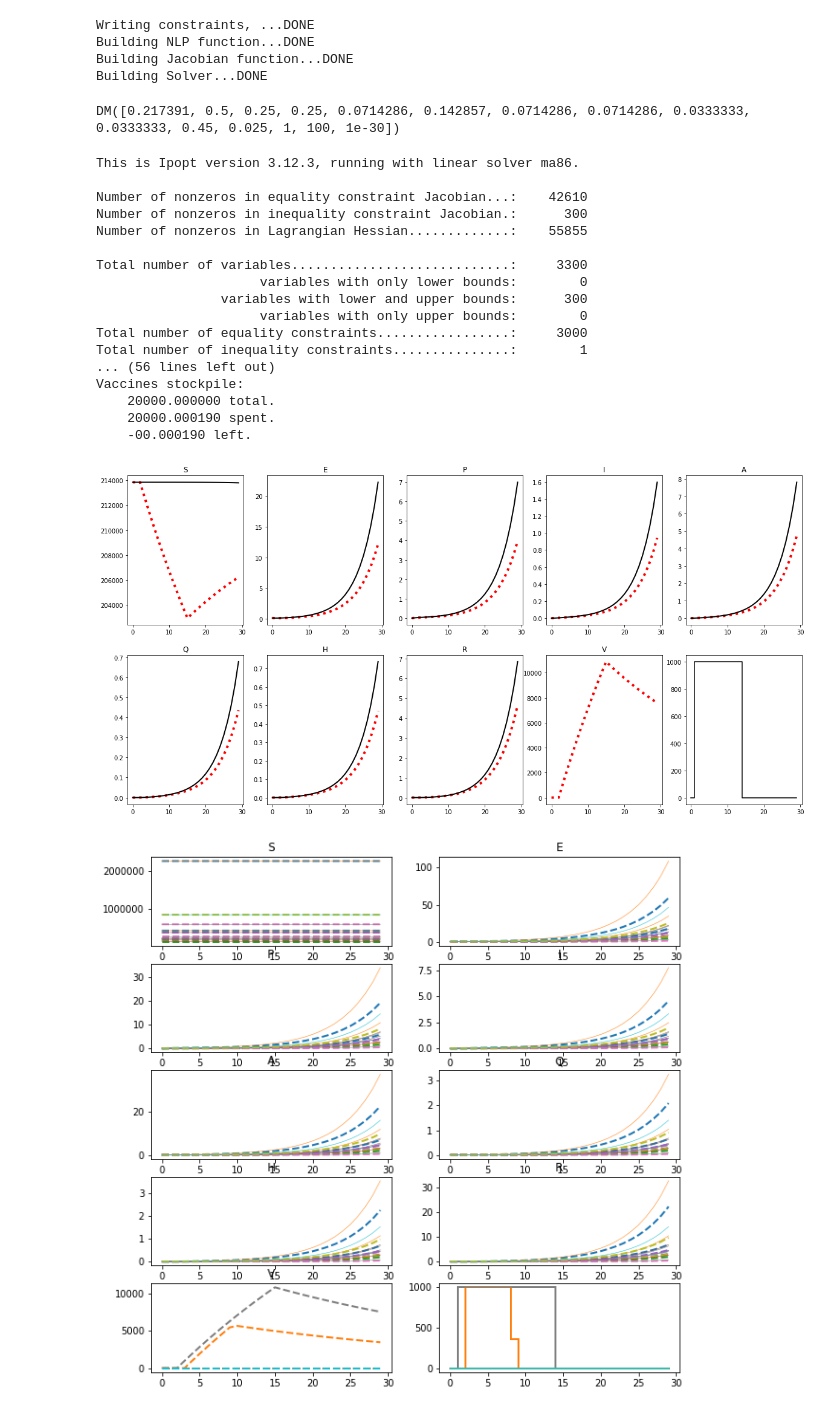
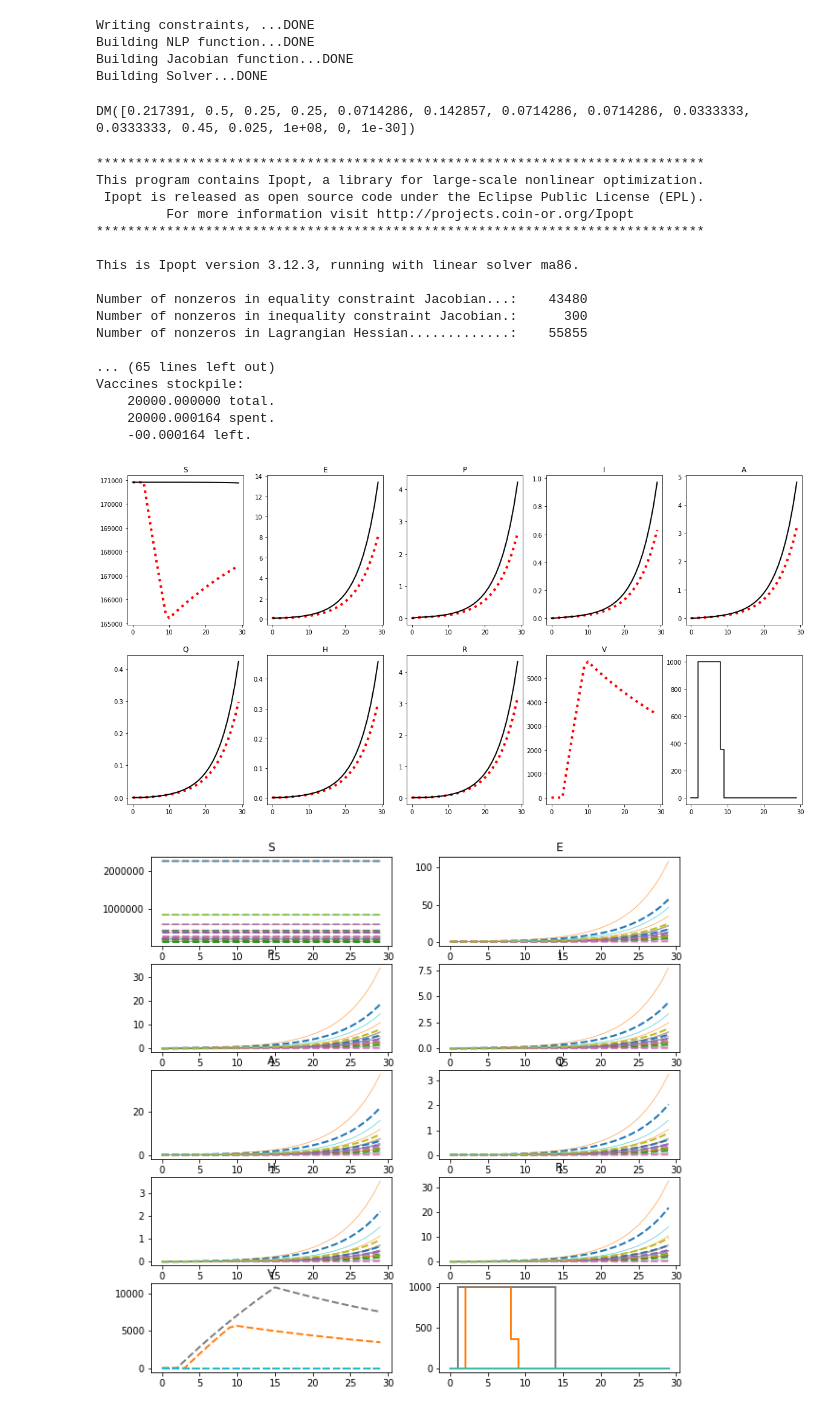
Before and after one commit to jcblemai/COVID-19_italy-vaccination-oc, a Jupyter notebook: ocp_trial-vector2-crtl-out.ipynb, the cells around one changed output. Saved outputs shown, nothing was run; the diff lists cells and outputs as text; code cells hidden in the pictures.

```diff
--- a/ocp_trial-vector2-crtl-out.ipynb
+++ b/ocp_trial-vector2-crtl-out.ipynb
@@ -21,13 +21,13 @@ eng = matlab.engine.start_matlab()
 eng.cd('geography-paper-master/', nargout=0)
 eng.run('single_build.m', nargout=0)
 
-model_size =10
+model_size = 10
 
 s = ItalySetup(model_size)
 
 N = 163           # Number of control time interval
 T = 163           #52 * 7       # N * 7
-n_int_steps = 1
+n_int_steps = 10
 
 model_days = pd.date_range(s.start_date, s.end_date, freq='1D')
 freq = '1D'  # 'W-MON'
@@ -264,9 +264,9 @@ for k in range(N):
                              ca.veccat(*Vars['x', :, k, 'P']), ca.veccat(*Vars['x', :, k, 'R']), \
                              ca.veccat(*Vars['x', :, k, 'A']), ca.veccat(*Vars['x', :, k, 'I'])
 
-    if k == 0:
-        print(f'pruning {C[C<0.0001].size} non-diagonal mobility elements of {C.size-M}.')
-    C[C<0.0001] = 0 # Prune elements
+    if k == 0 or k == N-1:
+        print(f'pruning {C[C<mob_prun].size} non-diagonal mobility elements of {C.size-M}.')
+    C[C<mob_prun] = 0 # Prune elements
 
     mob_ik=C@((C.T@(betaP0*betaR*(Pk+epsilonA*Ak))+epsilonI*betaP0*betaR*Ik)/ \
              (C.T@(Sk+Ek+Pk+Rk+Ak)+Ik))
@@ -305,7 +310,7 @@ lbg = g(0)
 ubg = g(0)
 
 
-ubg['vaccines'] = 20000.# * M
+ubg['vaccines'] = 2000. * M
 lbg['vaccines'] = -np.inf
 
 optimize = 1
@@ -408,7 +413,7 @@ arg['p']['p'] = pnum
 # %%
 arg['p']['p']
 # %% [output]
-DM([0.217391, 0.5, 0.25, 0.25, 0.0714286, 0.142857, 0.0714286, 0.0714286, 0.0333333, 0.0333333, 0.45, 0.025, 1, 100, 1e-30])
+DM([0.217391, 0.5, 0.25, 0.25, 0.0714286, 0.142857, 0.0714286, 0.0714286, 0.0333333, 0.0333333, 0.45, 0.025, 1e+08, 0, 1e-30])
 # %%
 sol = solver(**arg)
 opt = Vars(sol['x'])
@@ -423,42 +428,42 @@ Vaccines stockpile:
     {float(g(gnum)['vaccines']):010f} spent.
     {float((arg['ubg']['vaccines']  - g(gnum)['vaccines'])):010f} left.""")
 # %% [output]
+******************************************************************************
+This program contains Ipopt, a library for large-scale nonlinear optimization.
+ Ipopt is released as open source code under the Eclipse Public License (EPL).
+         For more information visit http://projects.coin-or.org/Ipopt
+******************************************************************************
+
 This is Ipopt version 3.12.3, running with linear solver ma86.
 
-Number of nonzeros in equality constraint Jacobian...:    42610
+Number of nonzeros in equality constraint Jacobian...:    43480
 Number of nonzeros in inequality constraint Jacobian.:      300
 Number of nonzeros in Lagrangian Hessian.............:    55855
 
-Total number of variables............................:     3300
-                     variables with only lower bounds:        0
-                variables with lower and upper bounds:      300
-                     variables with only upper bounds:        0
-Total number of equality constraints.................:     3000
-Total number of inequality constraints...............:        1
-... (56 lines left out)
+... (65 lines left out)
 Vaccines stockpile:
     20000.000000 total.
-    20000.000190 spent.
-    -00.000190 left.
+    20000.000164 spent.
+    -00.000164 left.
 # %%
 import matplotlib.pyplot as plt
 fig, axes = plt.subplots(2,5, figsize = (20,10))
-node = 7
+node = 1
 til =  30#-1
 
 for i, st in enumerate(states_list):
     axes.flat[i].plot(np.array(ca.veccat(*opt['x',node,:til,st])),
                   linestyle=':', lw = 4, color='r')
     if st != 'V':
         axes.flat[i].plot(np.array(integ_matlab.T[node+107*i,:til].T),
                   linestyle='-', lw = 2, color='k')
 
     axes.flat[i].set_title(st);
 
 axes.flat[-1].step(np.array(ca.veccat(ca.veccat(*opt['u',node,:til,'v']))),#,opt['u',node,-1,'v'])),
                   'k',label=r"$\nu(t)$");
 # %% [output]
-[figure, old version]
+[figure, new version]
 # %%
 import matplotlib.pyplot as plt
 fig, axes = plt.subplots(5,2, figsize = (10,10))
```
Also changed, not shown: parts of 3 cells of this notebook, 1 other file.
